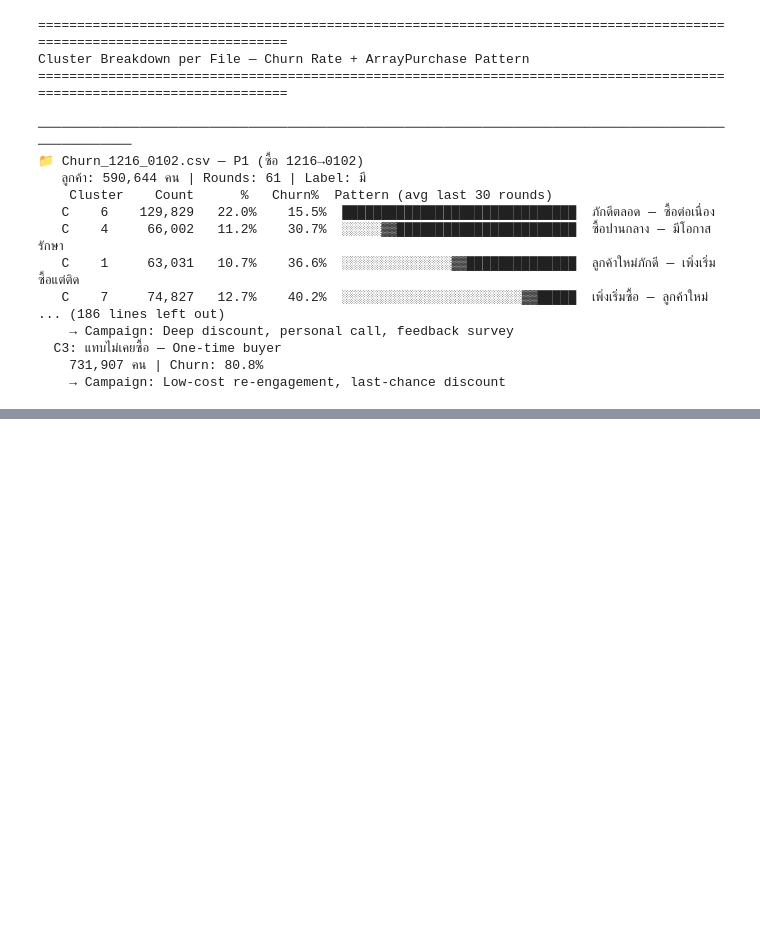
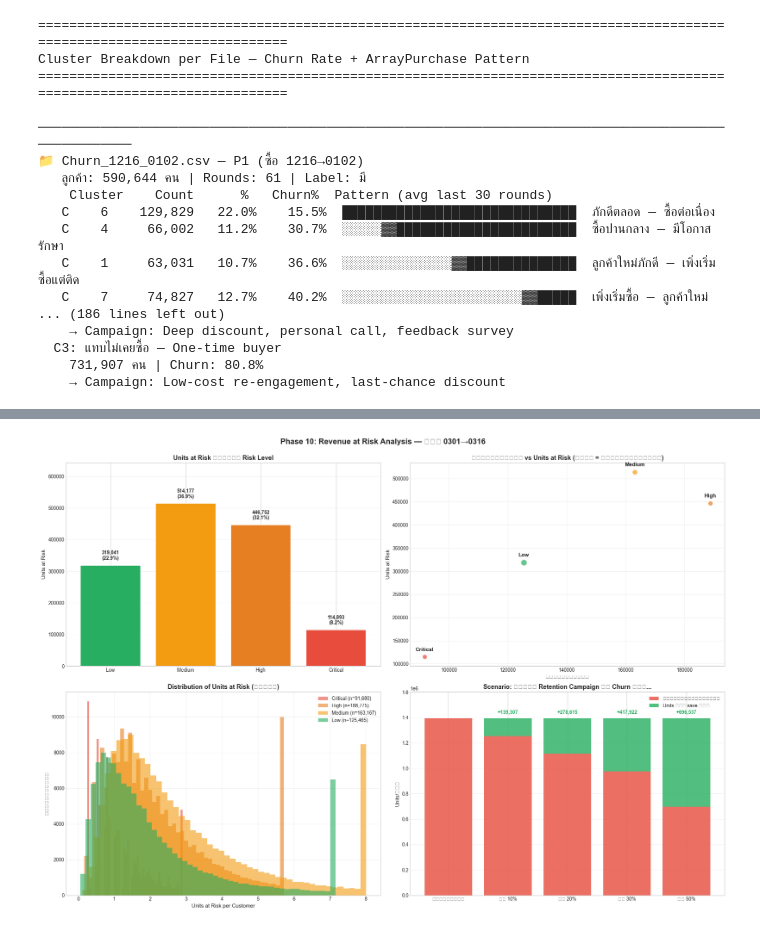
Before and after one commit to natpaphonn-ctrl/ChurnCustomer, a Jupyter notebook: Churn_Analysis.ipynb, the cells around one changed output, grey strips where cells are left out. Cells and saved outputs as stored; diff of their text form; code cells hidden in the pictures; blank space fills up the shorter version.

```diff
--- a/Churn_Analysis.ipynb
+++ b/Churn_Analysis.ipynb
@@ -2349,0 +2425,81 @@ Cluster Breakdown per File — Churn Rate + ArrayPurchase Pattern
+# %%
+# === Visualization: Revenue at Risk Dashboard ===
+
+fig, axes = plt.subplots(2, 2, figsize=(20, 14))
+fig.suptitle('Phase 10: Revenue at Risk Analysis — งวด 0301→0316', fontsize=16, fontweight='bold')
+
+level_colors = {'Low': '#27AE60', 'Medium': '#F39C12', 'High': '#E67E22', 'Critical': '#E74C3C', 'New': '#95A5A6'}
+
+# --- 1. Units at Risk by Risk Level (Stacked Bar) ---
+ax = axes[0, 0]
+summary = pd.DataFrame(summary_rows)
+bars = ax.bar(summary['level'], summary['risk'],
+              color=[level_colors[l] for l in summary['level']], edgecolor='white', linewidth=1.5)
+for bar, row in zip(bars, summary_rows):
+    ax.text(bar.get_x() + bar.get_width()/2, bar.get_height() + total_risk*0.01,
+            f"{row['risk']:,.0f}\n({row['pct']:.1f}%)", ha='center', va='bottom', fontsize=10, fontweight='bold')
+ax.set_ylabel('Units at Risk', fontsize=11)
+ax.set_title('Units at Risk แยกตาม Risk Level', fontsize=13, fontweight='bold')
+ax.grid(axis='y', alpha=0.3)
+ax.set_ylim(0, max(summary['risk']) * 1.25)
+
+# --- 2. จำนวนลูกค้า vs Units at Risk (Bubble) ---
+ax = axes[0, 1]
+for _, row in summary.iterrows():
+    ax.scatter(row['n'], row['risk'], s=row['avg']*3+100,
+              color=level_colors[row['level']], alpha=0.7, edgecolors='white', linewidth=2)
+    ax.annotate(row['level'], (row['n'], row['risk']), fontsize=11, fontweight='bold',
+               ha='center', va='bottom', xytext=(0, 10), textcoords='offset points')
+ax.set_xlabel('จำนวนลูกค้า', fontsize=11)
+ax.set_ylabel('Units at Risk', fontsize=11)
+ax.set_title('จำนวนลูกค้า vs Units at Risk (ขนาด = ยอดซื้อเฉลี่ย)', fontsize=13, fontweight='bold')
+ax.grid(alpha=0.3)
+
+# --- 3. Distribution of Units at Risk per Customer ---
+ax = axes[1, 0]
+for level in ['Critical', 'High', 'Medium', 'Low']:
+    group = merged[merged['risk_level'] == level]
+    risk_vals = group['units_at_risk']
+    risk_vals = risk_vals[risk_vals > 0]
+    if len(risk_vals) > 0:
+        ax.hist(risk_vals.clip(upper=risk_vals.quantile(0.95)), bins=50, alpha=0.6,
+                label=f"{level} (n={len(risk_vals):,})", color=level_colors[level])
+ax.set_xlabel('Units at Risk per Customer', fontsize=11)
+ax.set_ylabel('จำนวนลูกค้า', fontsize=11)
+ax.set_title('Distribution of Units at Risk (ต่อคน)', fontsize=13, fontweight='bold')
+ax.legend(fontsize=10)
+ax.grid(alpha=0.3)
+
+# --- 4. Retention Campaign Scenario ---
+ax = axes[1, 1]
+scenarios = [0, 10, 20, 30, 50]  # % churn reduction
+scenario_results = []
+for reduction in scenarios:
+    saved = total_risk * (reduction / 100)
+    remaining = total_risk - saved
+    scenario_results.append({'reduction': reduction, 'saved': saved, 'remaining': remaining})
+
+scenario_df = pd.DataFrame(scenario_results)
+bars_remain = ax.bar(range(len(scenarios)), scenario_df['remaining'], color='#E74C3C', alpha=0.8, label='ยังเสี่ยงสูญเสีย')
+bars_saved = ax.bar(range(len(scenarios)), scenario_df['saved'], bottom=scenario_df['remaining'],
+                     color='#27AE60', alpha=0.8, label='Units ที่ save ได้')
+
+for i, row in scenario_df.iterrows():
+    if row['saved'] > 0:
+        ax.text(i, total_risk * 1.02, f"+{row['saved']:,.0f}", ha='center', va='bottom',
+                fontsize=10, fontweight='bold', color='#27AE60')
+
+ax.set_xticks(range(len(scenarios)))
+ax.set_xticklabels([f"ลด {s}%" if s > 0 else "ไม่ทำอะไร" for s in scenarios], fontsize=10)
+ax.set_ylabel('Units/งวด', fontsize=11)
+ax.set_title('Scenario: ถ้าทำ Retention Campaign ลด Churn ได้...', fontsize=13, fontweight='bold')
+ax.legend(fontsize=10, loc='upper right')
+ax.grid(axis='y', alpha=0.3)
+ax.set_ylim(0, total_risk * 1.15)
+
+plt.tight_layout()
+plt.subplots_adjust(top=0.93)
+plt.savefig('charts/revenue_at_risk.png', dpi=150, bbox_inches='tight')
+plt.show()
+# %% [output]
+[figure, added]
```
Also changed, not shown: parts of 6 cells of this notebook, 1 other file.
